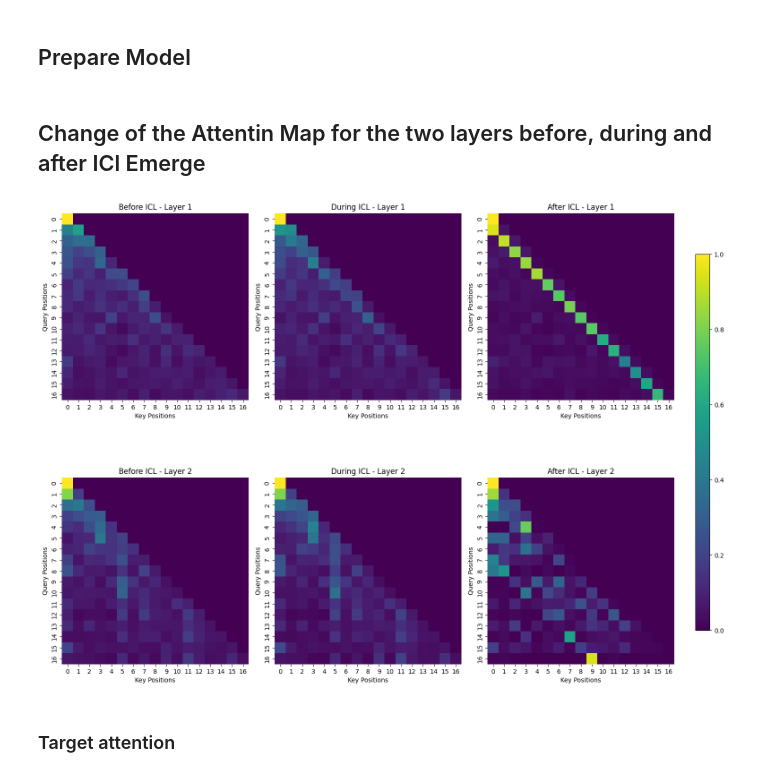
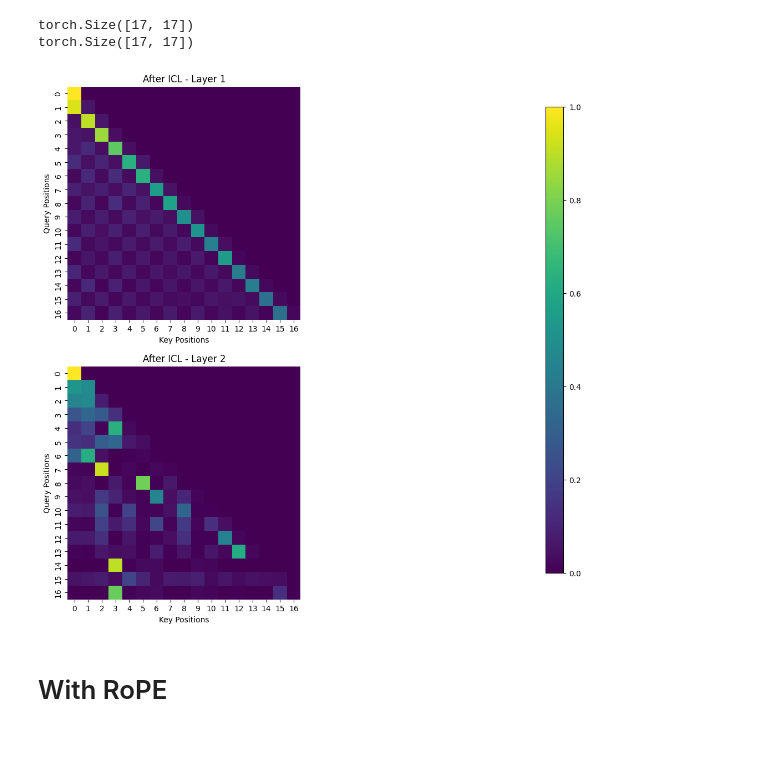
Before and after one commit to YiranHuangIrene/ICL, a Jupyter notebook: visualize.ipynb, the cells around one changed output. Cells and saved outputs as stored; diff of their text form; code cells hidden in the pictures; blank space fills up the shorter version.

```diff
--- a/visualize.ipynb
+++ b/visualize.ipynb
@@ -16,0 +76,3 @@ params_after_ICL = np.load(folder + '/params00050000.npz')
+# %%
+ckpt_path = f"{prefix}/ckpt_140000.pt"
+model.load_state_dict(torch.load(ckpt_path, weights_only=True))
@@ -37,2 +88,0 @@ Sequence Labels
-# %% [markdown]
-## Prepare Model
@@ -61,58 +89,48 @@ def get_attention(params,inputs):
-# %% [markdown]
-## Change of the Attentin Map for the two layers before, during and after ICl Emerge
+# %%
+# Get attention weights
+model.eval()
+with torch.no_grad():
+    outputs, attn_weights = model(test_inputs_ic, output_attn_weights=True)
 # %%
+# Plot attention weights
 import matplotlib.pyplot as plt
 import seaborn as sns
 import numpy as np
 
 # Function to plot attention matrices
-def plot_attention_matrices(attn_1, attn_2, axes, col_index, cbar_ax=None):
+def plot_attention_matrices(attn_1, attn_2, axes,  cbar_ax=None):
     """Plots attention matrices for two layers, aligning them in a column."""
-    attn_matrix_1 = attn_1[0].T
-    sns.heatmap(attn_matrix_1, cmap="viridis", annot=False, fmt=".2f", square=True, ax=axes[0, col_index], cbar=False)
-    axes[0, col_index].set_title(["Before ICL", "During ICL", "After ICL"][col_index] + " - Layer 1")
-    axes[0, col_index].set_xlabel("Key Positions")
-    axes[0, col_index].set_ylabel("Query Positions")
+    attn_matrix_1 = attn_1
+    sns.heatmap(attn_matrix_1, cmap="viridis", annot=False, fmt=".2f", square=True, ax=axes[0], cbar=False)
+    axes[0].set_title("After ICL" + " - Layer 1")
+    axes[0].set_xlabel("Key Positions")
+    axes[0].set_ylabel("Query Positions")
 
-    attn_matrix_2 = attn_2[0].T
-    sns.heatmap(attn_matrix_2, cmap="viridis", annot=False, fmt=".2f", square=True, ax=axes[1, col_index], cbar=False)
-    axes[1, col_index].set_title(["Before ICL", "During ICL", "After ICL"][col_index] + " - Layer 2")
-    axes[1, col_index].set_xlabel("Key Positions")
-    axes[1, col_index].set_ylabel("Query Positions")
+    attn_matrix_2 = attn_2
+    sns.heatmap(attn_matrix_2, cmap="viridis", annot=False, fmt=".2f", square=True, ax=axes[1], cbar=False)
+    axes[1].set_title("After ICL" + " - Layer 2")
+    axes[1].set_xlabel("Key Positions")
+    axes[1].set_ylabel("Query Positions")
 
     # Add a colorbar outside the grid, to the right
     if cbar_ax is not None:
-        fig.colorbar(axes[0, col_index].collections[0], cax=cbar_ax)
+        fig.colorbar(axes[0].collections[0], cax=cbar_ax)
 
 # Create a figure with 2 rows and 3 columns (layers as rows, ICL states as columns)
-fig, axes = plt.subplots(2, 3, figsize=(16, 12))
+fig, axes = plt.subplots(2, 1, figsize=(16, 12))
 
 # Create an additional axis for the colorbar on the right of the heatmaps
 cbar_ax = fig.add_axes([0.92, 0.15, 0.02, 0.7])  # Right side of the figure
 
-# Before ICL
-q1, k1, v1, q2, k2, v2 = params_before_ICL['arr_0'], params_before_ICL['arr_1'], params_before_ICL['arr_2'], params_before_ICL['arr_3'], params_before_ICL['arr_4'], params_before_ICL['arr_5']
-params = np.array([[q1, k1, v1], [q2, k2, v2]])
-attn_1, attn_2 = get_attention(params, test_inputs_ic)
-plot_attention_matrices(attn_1, attn_2, axes, col_index=0, cbar_ax=cbar_ax)
-
-# During ICL
-q1, k1, v1, q2, k2, v2 = params_during_ICL['arr_0'], params_during_ICL['arr_1'], params_during_ICL['arr_2'], params_during_ICL['arr_3'], params_during_ICL['arr_4'], params_during_ICL['arr_5']
-params = np.array([[q1, k1, v1], [q2, k2, v2]])
-attn_1, attn_2 = get_attention(params, test_inputs_ic)
-plot_attention_matrices(attn_1, attn_2, axes, col_index=1, cbar_ax=cbar_ax)
-
-# After ICL
-q1, k1, v1, q2, k2, v2 = params_after_ICL['arr_0'], params_after_ICL['arr_1'], params_after_ICL['arr_2'], params_after_ICL['arr_3'], params_after_ICL['arr_4'], params_after_ICL['arr_5']
-params = np.array([[q1, k1, v1], [q2, k2, v2]])
-attn_1, attn_2 = get_attention(params, test_inputs_ic)
-plot_attention_matrices(attn_1, attn_2, axes, col_index=2, cbar_ax=cbar_ax)
-
-# Adjust layout to ensure no overlap and colorbar is on the right
-plt.tight_layout(rect=[0, 0, 0.9, 1])  # Adjust the layout to make space for colorbar
-
-plt.show()
+attn_1, attn_2 = attn_weights
+attn_1 =  attn_1.squeeze(0).squeeze(0)
+attn_2 = attn_2.squeeze(0).squeeze(0)
+print(attn_1.shape)
+print(attn_2.shape)
+plot_attention_matrices(attn_1, attn_2, axes, cbar_ax)
 # %% [output]
+torch.Size([17, 17])
+torch.Size([17, 17])
-[figure, old version]
+[figure, new version]
-# %% [markdown]
-### Target attention
+# %% [markdown]
+# With RoPE
```
Also changed, not shown: parts of 17 cells of this notebook, 6 other files.
